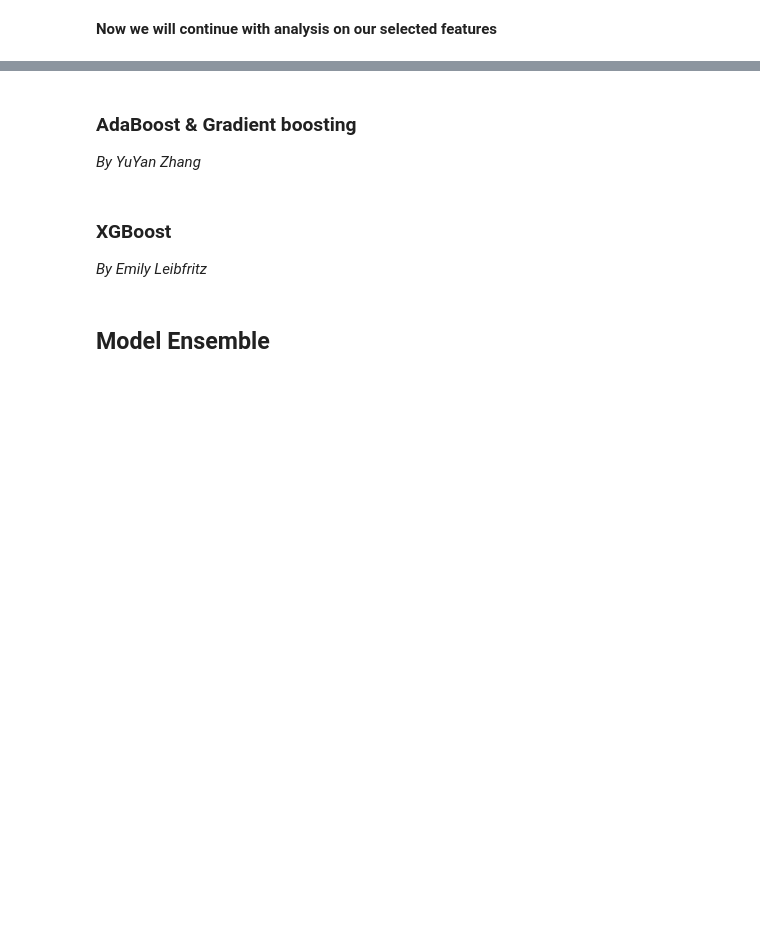
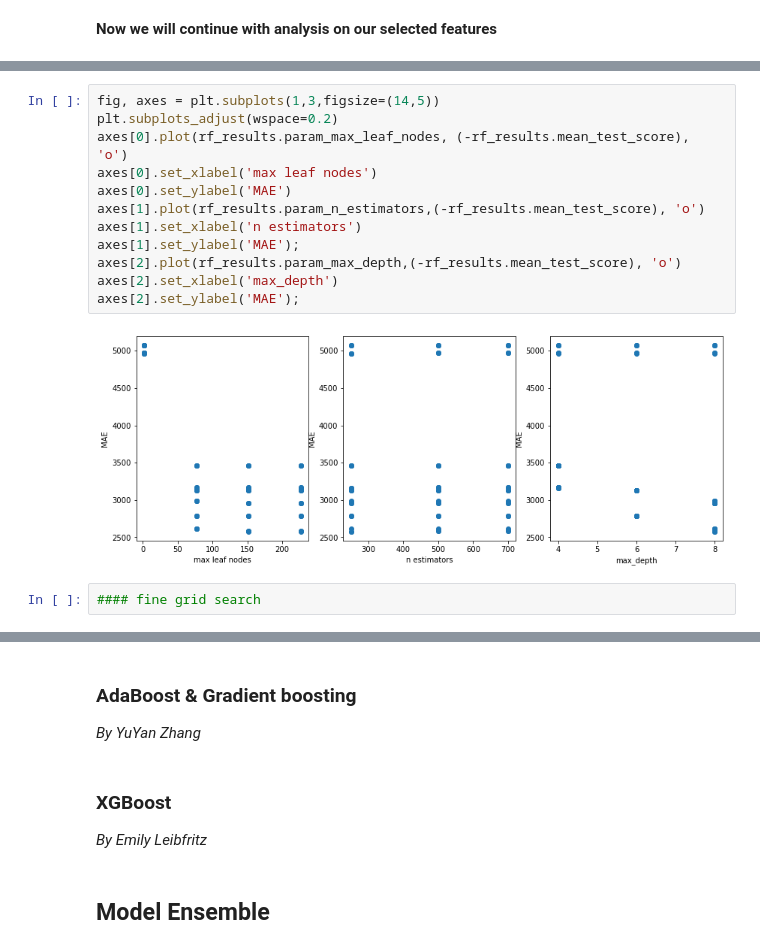
Before and after one commit to hibakhatib/Stat303-3-Final-Project, a Jupyter notebook: Final Project Code - Used Cars.ipynb, the cells around one changed output, grey strips where cells are left out. Cells and saved outputs as stored; diff of their text form; blank space fills up the shorter version.

```diff
--- a/Final Project Code - Used Cars.ipynb
+++ b/Final Project Code - Used Cars.ipynb
@@ -1463,0 +1573,16 @@ rf_feats2.sort_values(by = rf_feats2.columns[2], ascending = False)
+# %%
+fig, axes = plt.subplots(1,3,figsize=(14,5))
+plt.subplots_adjust(wspace=0.2)
+axes[0].plot(rf_results.param_max_leaf_nodes, (-rf_results.mean_test_score), 'o')
+axes[0].set_xlabel('max leaf nodes')
+axes[0].set_ylabel('MAE')
+axes[1].plot(rf_results.param_n_estimators,(-rf_results.mean_test_score), 'o')
+axes[1].set_xlabel('n estimators')
+axes[1].set_ylabel('MAE');
+axes[2].plot(rf_results.param_max_depth,(-rf_results.mean_test_score), 'o')
+axes[2].set_xlabel('max_depth')
+axes[2].set_ylabel('MAE');
+# %% [output]
+[figure, added]
+# %%
+#### fine grid search
```
Also changed, not shown: parts of 21 cells of this notebook.
